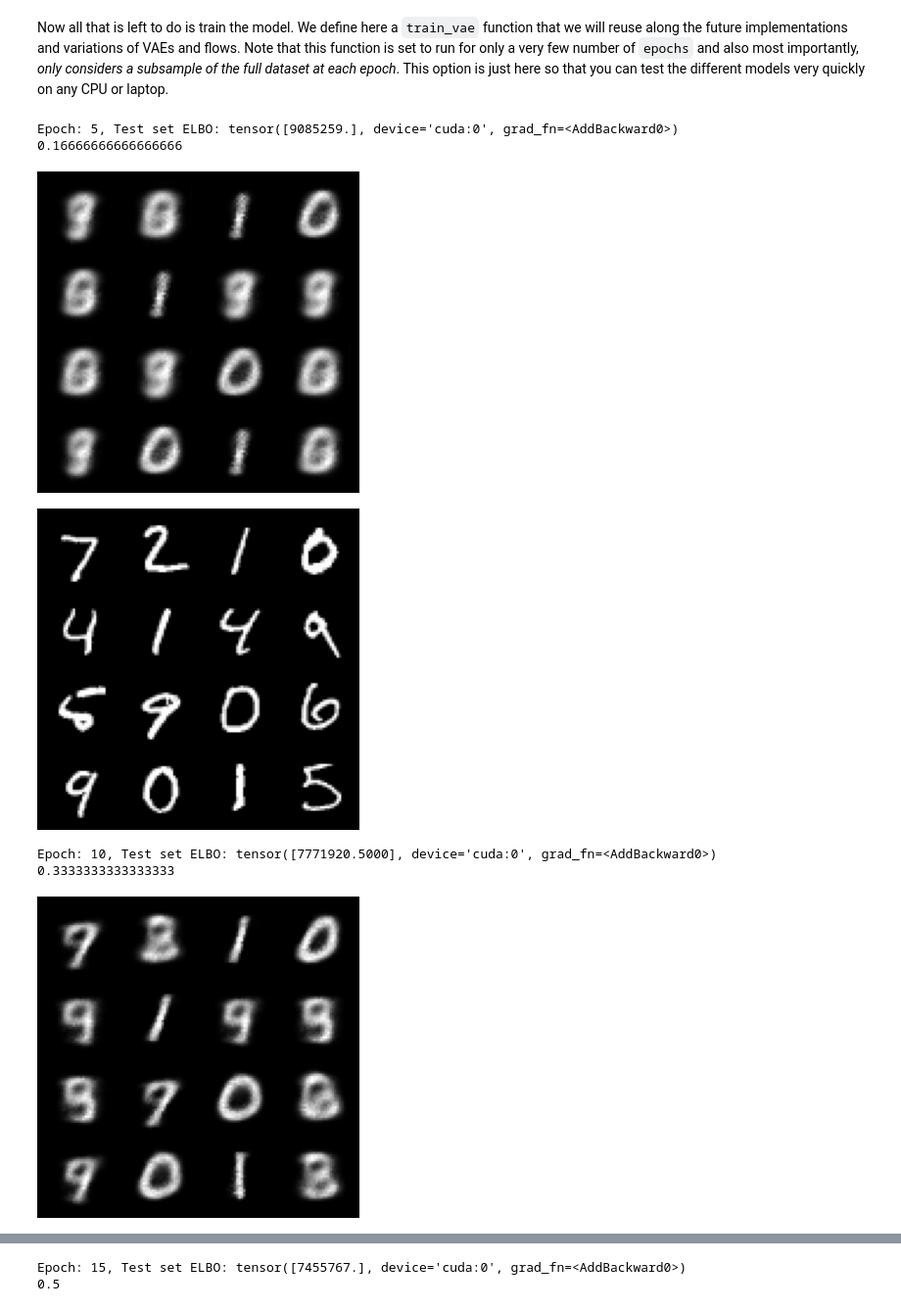
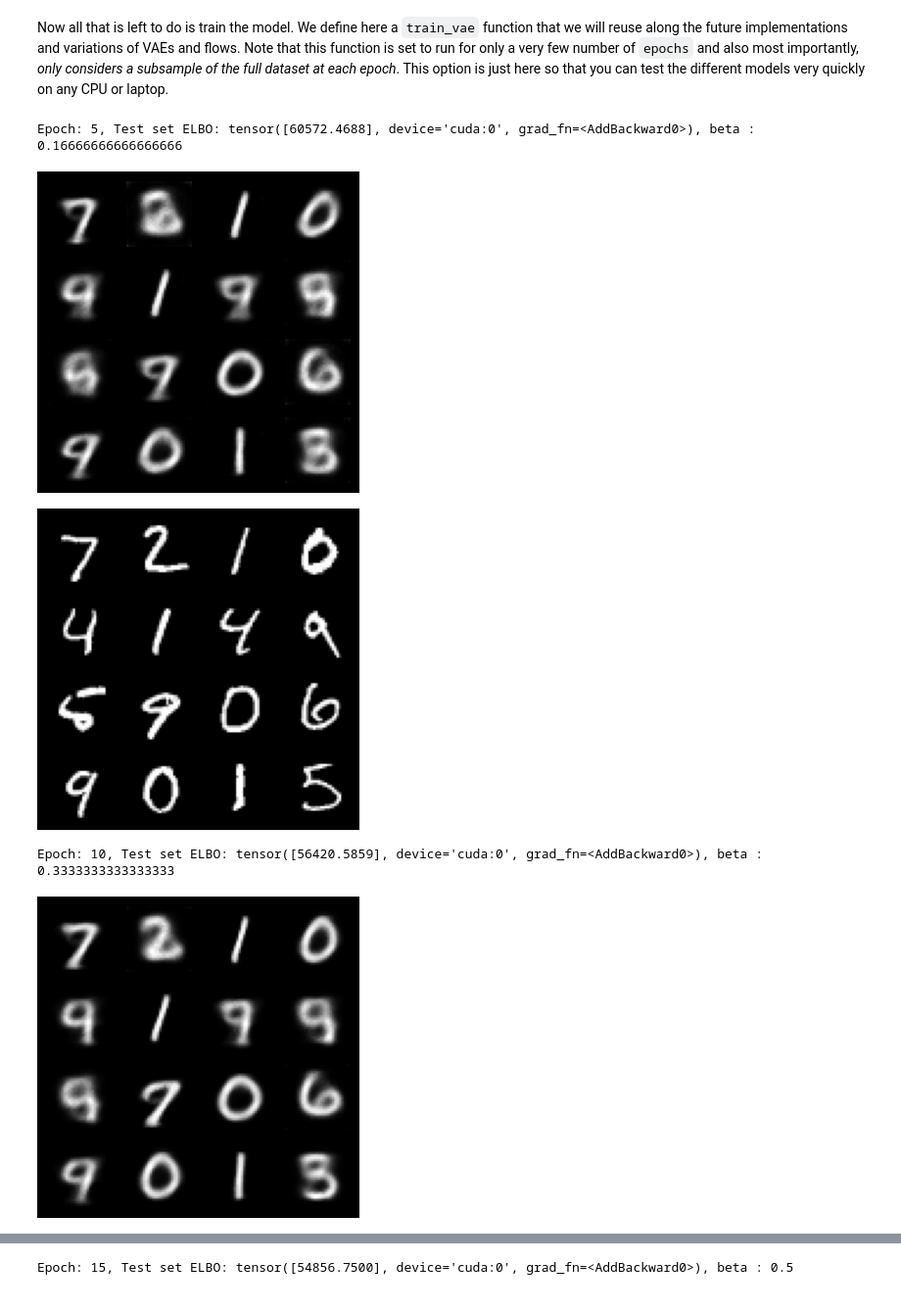
Before and after one commit to gbittencourt/ATIAM2022-timbre-transfer, a Jupyter notebook: Notebooks/VAE_PELADEAU_Come.ipynb, the cells around one changed output, grey strips where cells are left out. Shown at 98% size. Drawn from its saved outputs; the diff is of its cells as text; code cells hidden in the pictures.

```diff
--- a/Notebooks/VAE_PELADEAU_Come.ipynb
+++ b/Notebooks/VAE_PELADEAU_Come.ipynb
@@ -50,7 +50,7 @@ class VAE(AE):
     def __init__(self, encoder, decoder, encoding_dims, latent_dims):
         super(VAE, self).__init__(encoder, decoder, encoding_dims)
         self.latent_dims = latent_dims
-        self.mu = nn.Sequential(nn.Linear(self.encoding_dims, self.latent_dims), nn.ReLU())
+        self.mu = nn.Linear(self.encoding_dims, self.latent_dims)
         self.sigma = nn.Sequential(nn.Linear(self.encoding_dims, self.latent_dims), nn.Softplus())
 
     def encode(self, x):
@@ -72,8 +72,8 @@ class VAE(AE):
         return x_tilde.reshape(-1, 1, 28, 28), kl_div
 
     def latent(self, x, z_params):
-        z = z_params[0] + torch.randn(self.latent_dims).to(device)*z_params[1]
-        kl_div = torch.sum(1 + torch.log(torch.square(z_params[1])) - torch.square(z_params[0]) - torch.square(z_params[1]))/2
+        z = z_params[0] + torch.randn(self.latent_dims).to(device)*torch.square(z_params[1])
+        kl_div = (1 + torch.log(torch.square(z_params[1])) - torch.square(z_params[0]) - torch.square(z_params[1]))/2
         return z, kl_div
 # %% [markdown]
 Now the interesting aspect of VAEs is that we can define any parametric function as `encoder` and `decoder`, as long as we can optimize them. Here, we will rely on simple feed-forward neural networks, but these can be largely more complex (with limitations that we will discuss later in the tutorial).
@@ -125,11 +125,11 @@ While there are several options to compare the error between two elements, there
 In the following, we define both error functions and regroup them in the `reconstruction_loss` call (depending on the `num_classes` considered). However, as the `multinomial loss` requires a large computational overhead, and for the sake of simplicity, we will train all our first models by relying on the `binary cross entropy`
 # %%
 # Reconstruction criterion
-recons_criterion = torch.nn.BCELoss(reduction='sum').to(device)
+recons_criterion = torch.nn.MSELoss(reduction='none').to(device)
 
 def compute_loss(model, x):
     x_hat, kl_div = model(x)
-    full_loss = recons_criterion(x_hat,x)-kl_div
+    full_loss = recons_criterion(x_hat,x).mean(0).sum()-kl_div.mean(0).sum()
     return full_loss
 
 def train_step(model, x, optimizer):
@@ -214,14 +214,6 @@ def generate_and_save_images(model, epoch, test_sample):
     for i in range(predictions.shape[0]):
         plt.subplot(4, 4, i + 1)
         plt.imshow(predictions[i, 0, :, :].cpu().detach(), cmap='gray')
-        plt.axis('off')
-    # Tight_layout minimizes the overlap between 2 sub-plots
-    #plt.savefig('image_at_epoch_{:04d}.png'.format(epoch))
-    plt.show()
-    fig = plt.figure(figsize=(4, 4))
-    for i in range(test_sample.shape[0]):
-        plt.subplot(4, 4, i + 1)
-        plt.imshow(test_sample[i, 0, :, :].cpu().detach(), cmap='gray')
         plt.axis('off')
     # Tight_layout minimizes the overlap between 2 sub-plots
     #plt.savefig('image_at_epoch_{:04d}.png'.format(epoch))
@@ -283,10 +275,10 @@ for i in range(9):
 # %%
 # Reconstruction criterion
-recons_criterion = torch.nn.BCELoss(reduction='sum').to(device)
+recons_criterion = torch.nn.BCELoss(reduction="none").to(device)
 
 def compute_loss_beta(model, x, beta):
     x_hat, kl_div = model(x)
-    full_loss = recons_criterion(x_hat,x)-beta*kl_div
+    full_loss = recons_criterion(x_hat,x).mean(0).sum() - beta*(kl_div.mean(0).sum())
     return full_loss
 
 def train_step_beta(model, x, optimizer, beta):
@@ -327,56 +319,54 @@ def generate_and_save_images(model, epoch, test_sample):
     for i in range(predictions.shape[0]):
         plt.subplot(4, 4, i + 1)
         plt.imshow(predictions[i, 0, :, :].cpu().detach(), cmap='gray')
-        plt.axis('off')
-    # Tight_layout minimizes the overlap between 2 sub-plots
-    #plt.savefig('image_at_epoch_{:04d}.png'.format(epoch))
-    plt.show()
-    fig = plt.figure(figsize=(4, 4))
-    for i in range(test_sample.shape[0]):
-        plt.subplot(4, 4, i + 1)
-        plt.imshow(test_sample[i, 0, :, :].cpu().detach(), cmap='gray')
         plt.axis('off')
     # Tight_layout minimizes the overlap between 2 sub-plots
     #plt.savefig('image_at_epoch_{:04d}.png'.format(epoch))
     plt.show()
 
 #writer = SummaryWriter()
 
 #Warm up
 N_warm_up = 30
 beta = 0
 
 
 epochs=50
 test_sample = imgs_test[0:16, :, :, :].to(device)
+
+fig = plt.figure(figsize=(4, 4))
+for i in range(test_sample.shape[0]):
+    plt.subplot(4, 4, i + 1)
+    plt.imshow(imgs_test[i, 0, :, :].cpu().detach(), cmap='gray')
+    plt.axis('off')
+# Tight_layout minimizes the overlap between 2 sub-plots
+#plt.savefig('image_at_epoch_{:04d}.png'.format(epoch))
+plt.show()
+
 for epoch in range(1, epochs + 1):
     full_loss = torch.Tensor([0]).to(device)
 
     if epoch<N_warm_up:
         beta = epoch/N_warm_up
     else:
         beta = 1
     # Forward pass: compute predicted y by passing x to the model.
     for i, (x, _) in enumerate(train_loader):
         full_loss += train_step_beta(model, x, optimizer, beta)
     #for i, (x, _) in enumerate(valid_loader):
     #    train_step(model, x, optimizer)
     if epoch%5==0:
-        print('Epoch: {}, Test set ELBO: {}'.format(epoch, full_loss))
-        print(beta)
+        print('Epoch: {}, Test set ELBO: {}, beta : {}'.format(epoch, full_loss, beta))
         #grid = torchvision.utils.make_grid(test_sample)
         #writer.add_image('images', grid, 0)
         #writer.add_image(test_sample, test_sample)
         #writer.close()
         generate_and_save_images(model, epoch, test_sample)
 # %% [output]
-Epoch: 5, Test set ELBO: tensor([9085259.], device='cuda:0', grad_fn=<AddBackward0>)
-0.16666666666666666
+Epoch: 5, Test set ELBO: tensor([60572.4688], device='cuda:0', grad_fn=<AddBackward0>), beta : 0.16666666666666666
-[figure, old version]
+[figure, new version]
 [figure]
-Epoch: 10, Test set ELBO: tensor([7771920.5000], device='cuda:0', grad_fn=<AddBackward0>)
-0.3333333333333333
+Epoch: 10, Test set ELBO: tensor([56420.5859], device='cuda:0', grad_fn=<AddBackward0>), beta : 0.3333333333333333
-[figure, old version]
+[figure, new version]
 [figure]
-Epoch: 15, Test set ELBO: tensor([7455767.], device='cuda:0', grad_fn=<AddBackward0>)
-0.5
+Epoch: 15, Test set ELBO: tensor([54856.7500], device='cuda:0', grad_fn=<AddBackward0>), beta : 0.5
```
Also changed, not shown: parts of 6 cells of this notebook.
